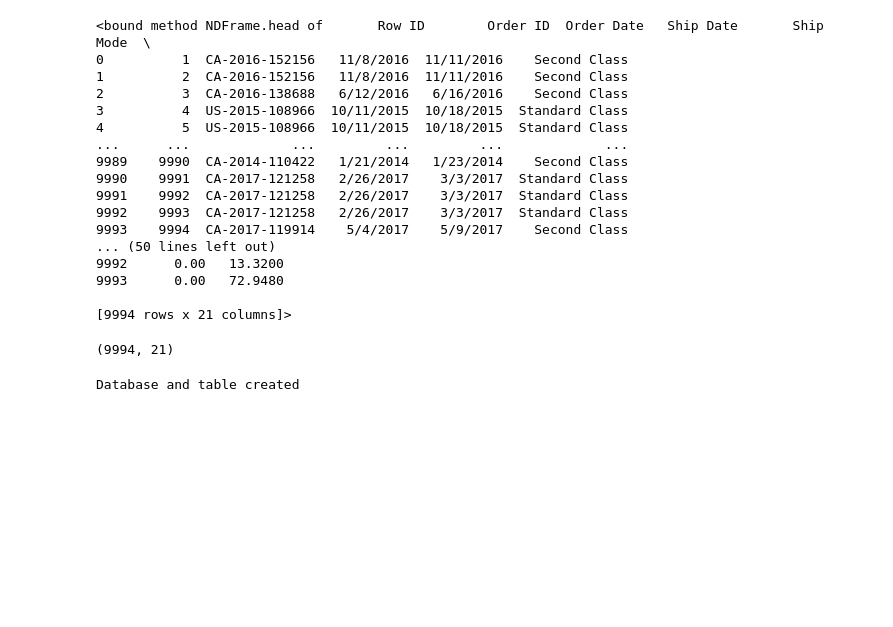
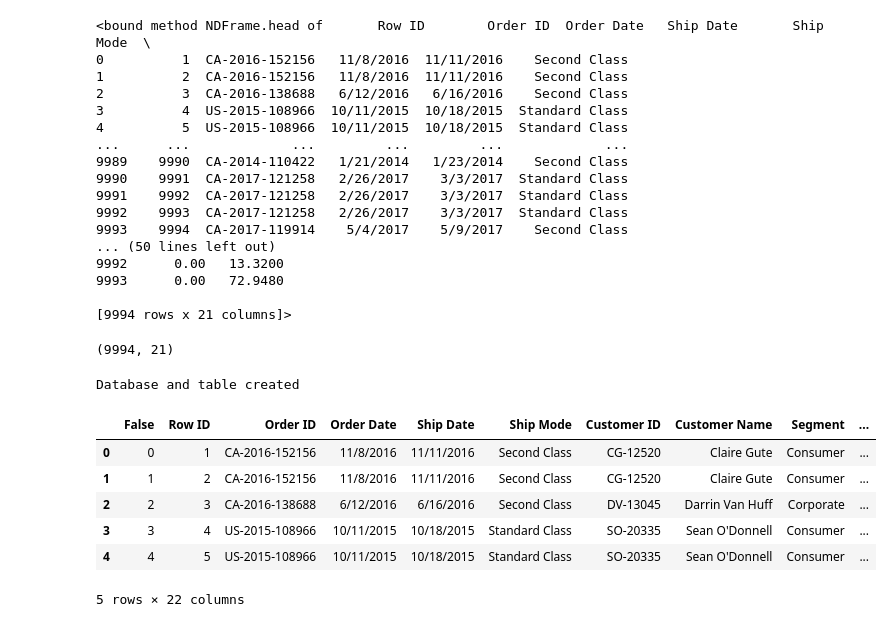
Before and after one commit to StojkoskiT/data-science-portfolio, a Jupyter notebook: projects/sales_sql_analysis/notebooks/sales_analysis.ipynb, the cells around one changed output. Drawn from its saved outputs; the diff is of its cells as text; code cells hidden in the pictures; blank space fills up the shorter version.

```diff
--- a/projects/sales_sql_analysis/notebooks/sales_analysis.ipynb
+++ b/projects/sales_sql_analysis/notebooks/sales_analysis.ipynb
@@ -36,3 +36,18 @@ df.to_sql("sales", conn, if_exists="replace", index="False")
 print("Database and table created")
 # %% [output]
 Database and table created
+# %%
+query = """
+SELECT *
+FROM sales
+LIMIT 5
+"""
+pd.read_sql_query(query, conn)
+# %% [output]
+|  | False | Row ID | Order ID | Order Date | Ship Date | Ship Mode | Customer ID | Customer Name | Segment | ... |
+| 0 | 0 | 1 | CA-2016-152156 | 11/8/2016 | 11/11/2016 | Second Class | CG-12520 | Claire Gute | Consumer | ... |
+| 1 | 1 | 2 | CA-2016-152156 | 11/8/2016 | 11/11/2016 | Second Class | CG-12520 | Claire Gute | Consumer | ... |
+| 2 | 2 | 3 | CA-2016-138688 | 6/12/2016 | 6/16/2016 | Second Class | DV-13045 | Darrin Van Huff | Corporate | ... |
+| 3 | 3 | 4 | US-2015-108966 | 10/11/2015 | 10/18/2015 | Standard Class | SO-20335 | Sean O'Donnell | Consumer | ... |
+| 4 | 4 | 5 | US-2015-108966 | 10/11/2015 | 10/18/2015 | Standard Class | SO-20335 | Sean O'Donnell | Consumer | ... |
+5 rows × 22 columns
```
Also changed, not shown: parts of 2 cells of this notebook.
